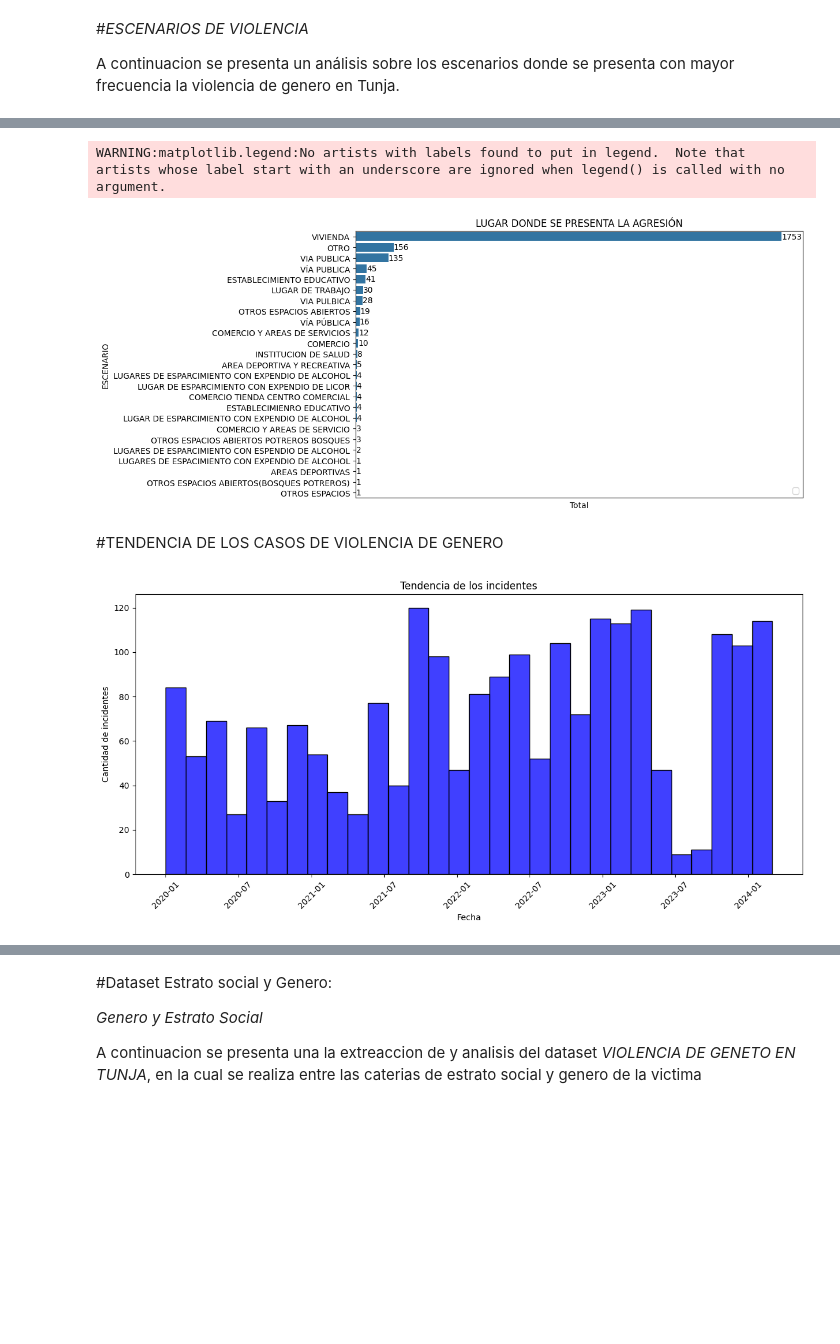
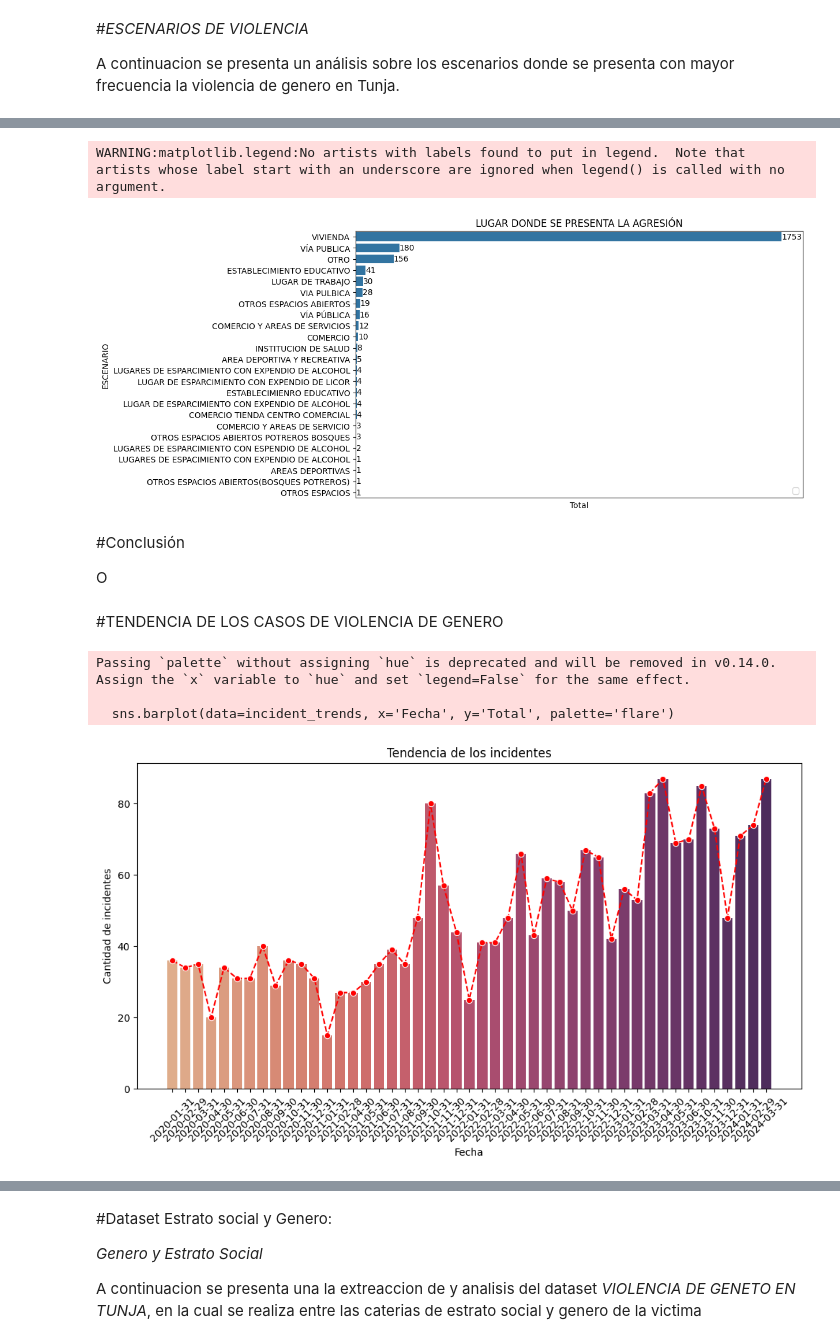
Before and after one commit to willycoy/Violencia_Tunja, a Jupyter notebook: Casos_Violencia.ipynb, the cells around one changed output, grey strips where cells are left out. Saved outputs shown, nothing was run; the diff lists cells and outputs as text; code cells hidden in the pictures; blank space fills up the shorter version.

```diff
--- a/Casos_Violencia.ipynb
+++ b/Casos_Violencia.ipynb
@@ -239,0 +247,3 @@ datasinull
+# %%
+datasinull = data1.copy()
+datasinull.tail()
@@ -240,7 +258,13 @@ datasinull
 # %% [markdown]
 **Conversion de object a datatime64 en la columna FECHA_DE_LA_DENUNCIA**
 # %%
-datasinull['FECHA_DE_LA_DENUNCIA'] = pd.to_datetime(datasinull['FECHA_DE_LA_DENUNCIA'], format='%d/%m/%Y', errors='coerce')
-datasinull['FECHA_DEL_HECHO'] = pd.to_datetime(datasinull['FECHA_DEL_HECHO'], format='%d/%m/%Y', errors='coerce')
-datasinull.dtypes
+datasinull['FECHA_DE_LA_DENUNCIA'] = datasinull['FECHA_DE_LA_DENUNCIA'].astype(str)
+datasinull['FECHA_DEL_HECHO'] = datasinull['FECHA_DEL_HECHO'].astype(str)
+datasinulls = datasinull.copy()
+datasinulls['FECHA_DE_LA_DENUNCIA'] = datasinulls['FECHA_DE_LA_DENUNCIA'].str.split(' ').str[0]
+datasinulls['FECHA_DEL_HECHO'] = datasinulls['FECHA_DEL_HECHO'].str.split(' ').str[0]
+
+datasinulls['FECHA_DE_LA_DENUNCIA'] = pd.to_datetime(datasinulls['FECHA_DE_LA_DENUNCIA'], format='%m/%d/%Y', errors='coerce')
+datasinulls['FECHA_DEL_HECHO'] = pd.to_datetime(datasinulls['FECHA_DEL_HECHO'], format='%m/%d/%Y', errors='coerce')
+datasinulls.head()
 # %% [output]
@@ -334,8 +344,9 @@ Conclusión:
 
 En este apartado se presenta un análisis entre la victima y relacion parental con el agresor, a través de los graficos de barra y pastel.
 # %%
-datasinull['RELACION_CON_LA_VICTIMA'] = datasinull['RELACION_CON_LA_VICTIMA'].replace(['EX PAREJA', 'EXPAREJA'], 'EXPAREJA').copy()
-relacion_victima_distribution = datasinull['RELACION_CON_LA_VICTIMA'].value_counts()
+datasinulls['RELACION_CON_LA_VICTIMA'] = datasinulls['RELACION_CON_LA_VICTIMA'].replace(['EX PAREJA', 'EXPAREJA'], 'EXPAREJA').copy()
+datasinulls['RELACION_CON_LA_VICTIMA'] = datasinulls['RELACION_CON_LA_VICTIMA'].replace(['FAMLIAR', 'FAMILIAR'], 'FAMILIAR').copy()
+relacion_victima_distribution = datasinulls['RELACION_CON_LA_VICTIMA'].value_counts()
 relacion_victima_distribution = relacion_victima_distribution.reset_index()
 relacion_victima_distribution = pd.DataFrame(relacion_victima_distribution)
 relacion_victima_distribution.columns = ['Relacion con la Victima', 'Total']
@@ -418,0 +408,8 @@ escenario_distribution
+# %%
+datasinulls['ESCENARIO'] = datasinulls['ESCENARIO'].replace(['VIA PUBLICA', 'VÍA PUBLICA'], 'VÍA PUBLICA').copy()
+escenario_distribucion = datasinulls['ESCENARIO'].value_counts()
+escenario_distribucion = escenario_distribucion.reset_index()
+escenario_distribucion = pd.DataFrame(escenario_distribucion)
+escenario_distribucion.columns = ['ESCENARIO', 'Total']
+
+escenario_distribucion
@@ -419,6 +434,6 @@ escenario_distribution
 # %%
 fig, ax = plt.subplots(figsize=(10, 6))
-sns.barplot(x='Total', y='ESCENARIO', data=escenario_distribution,
+sns.barplot(x='Total', y='ESCENARIO', data=escenario_distribucion,
             estimator='sum',
             errorbar=None)
 ax.bar_label(ax.containers[0])
@@ -430,27 +445,36 @@ plt.yticks(rotation=0)
 plt.show()
 # %% [output]
 WARNING:matplotlib.legend:No artists with labels found to put in legend.  Note that artists whose label start with an underscore are ignored when legend() is called with no argument.
-[figure, old version]
+[figure, new version]
+# %% [markdown]
+#Conclusión
+
+O
 # %% [markdown]
 #TENDENCIA DE LOS CASOS DE VIOLENCIA DE GENERO
 # %%
-incident_trends = datasinull['FECHA_DEL_HECHO'].dt.to_period('M').value_counts().sort_index()
+incident_trends = datasinulls['FECHA_DE_LA_DENUNCIA'].dt.to_period('M').value_counts().sort_index()
 incident_trends = incident_trends.reset_index()
-incident_trends = incident_trends[incident_trends['FECHA_DEL_HECHO'] >= '2020-01']
+incident_trends = incident_trends[incident_trends['FECHA_DE_LA_DENUNCIA'] >= '2020-01']
 incident_trends.columns = ['Fecha', 'Total']
+incident_trends = pd.DataFrame(incident_trends)
 incident_trends
 
 # Convertir la columna 'Fecha' al tipo timestamp
-incident_trends['Fecha'] = incident_trends['Fecha'].dt.to_timestamp()
+incident_trends['Fecha'] = incident_trends['Fecha'].dt.strftime('%Y-%m-%d')
 
 # Graficar el histograma
-fig, ax = plt.subplots(figsize=(12, 6))
-sns.histplot(data=incident_trends, x='Fecha', weights='Total', color='blue', bins=30)
+fig, ax = plt.subplots(figsize=(10, 6))
+sns.barplot(data=incident_trends, x='Fecha', y='Total', palette='flare')
+sns.lineplot(data=incident_trends, x='Fecha', y='Total', color='red', linestyle='--', marker='o', markers=8)
 plt.xticks(rotation=45)
 ax.set_xlabel('Fecha')
-ax.set_ylabel('Cantidad de incidentes')
+ax.set_ylabel('Cantidad de incidentes')#
 ax.set_title('Tendencia de los incidentes')
 plt.tight_layout()
 plt.show()
 # %% [output]
+Passing `palette` without assigning `hue` is deprecated and will be removed in v0.14.0. Assign the `x` variable to `hue` and set `legend=False` for the same effect.
+
+  sns.barplot(data=incident_trends, x='Fecha', y='Total', palette='flare')
-[figure, old version]
+[figure, new version]
```
Also changed, not shown: parts of 43 cells of this notebook.
